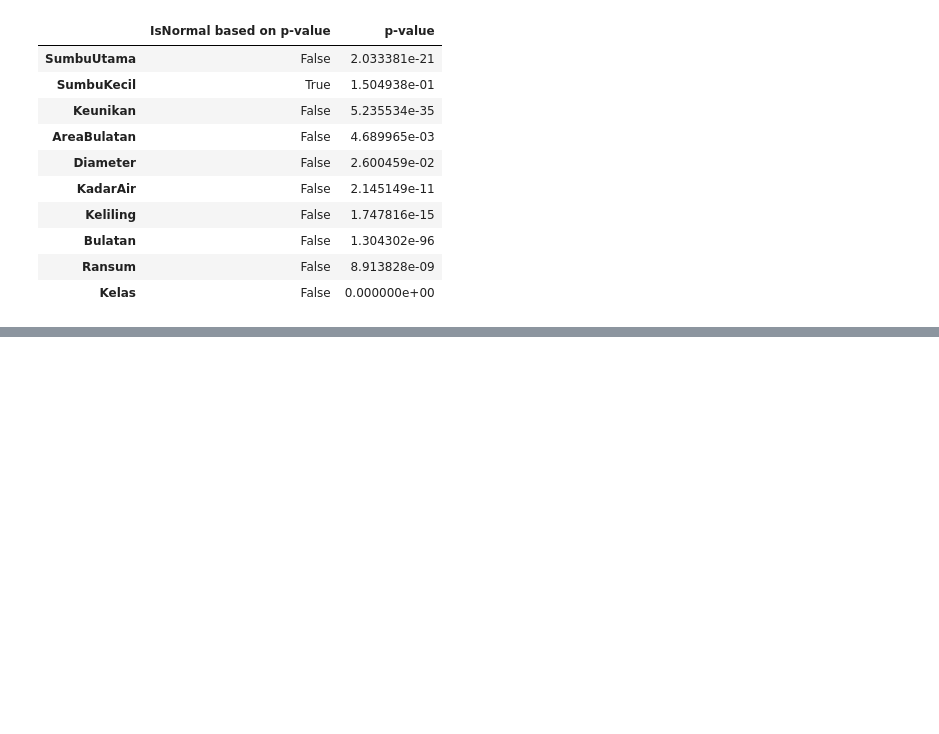
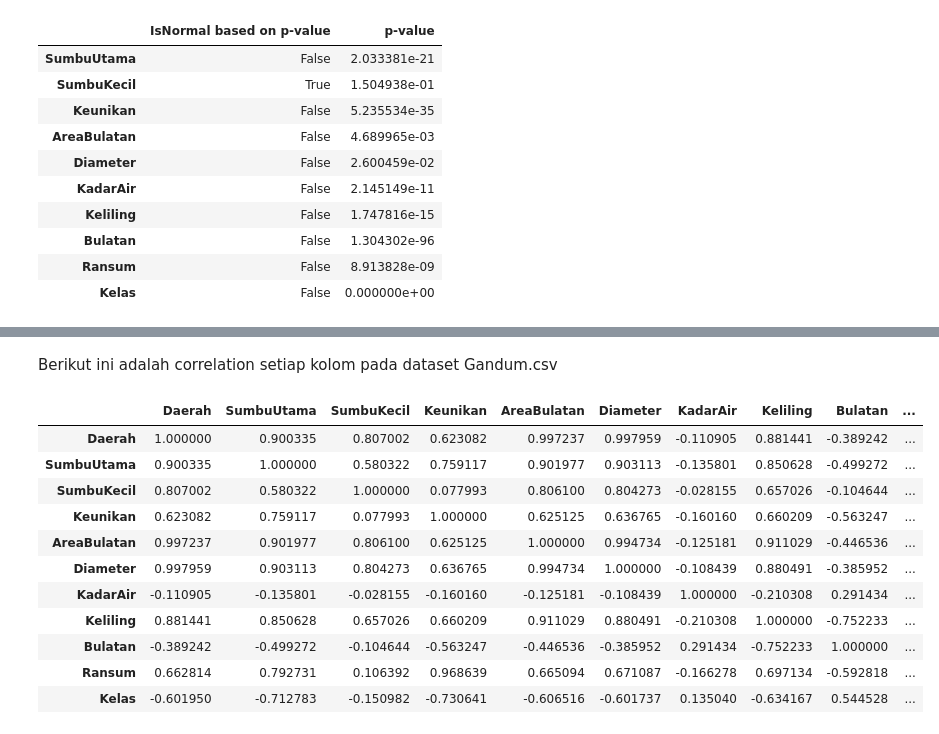
Before and after one commit to alifbhadrika/data-statistical-analysis, a Jupyter notebook: statistic.ipynb, the cells around one changed output, grey strips where cells are left out. Saved outputs shown, nothing was run; the diff lists cells and outputs as text; code cells hidden in the pictures; blank space fills up the shorter version.

Commit message:
correlation test

```diff
--- a/statistic.ipynb
+++ b/statistic.ipynb
@@ -130,0 +151,17 @@ Berdasarkan normality test, nilai p untuk kolom Keunikan adalah p = 0 < 0.05. Ji
+# %% [markdown]
+Berikut ini adalah correlation setiap kolom pada dataset Gandum.csv
+# %%
+data.loc[:, data.columns != 'id'].corr()
+# %% [output]
+|  | Daerah | SumbuUtama | SumbuKecil | Keunikan | AreaBulatan | Diameter | KadarAir | Keliling | Bulatan | ... |
+| Daerah | 1.000000 | 0.900335 | 0.807002 | 0.623082 | 0.997237 | 0.997959 | -0.110905 | 0.881441 | -0.389242 | ... |
+| SumbuUtama | 0.900335 | 1.000000 | 0.580322 | 0.759117 | 0.901977 | 0.903113 | -0.135801 | 0.850628 | -0.499272 | ... |
+| SumbuKecil | 0.807002 | 0.580322 | 1.000000 | 0.077993 | 0.806100 | 0.804273 | -0.028155 | 0.657026 | -0.104644 | ... |
+| Keunikan | 0.623082 | 0.759117 | 0.077993 | 1.000000 | 0.625125 | 0.636765 | -0.160160 | 0.660209 | -0.563247 | ... |
+| AreaBulatan | 0.997237 | 0.901977 | 0.806100 | 0.625125 | 1.000000 | 0.994734 | -0.125181 | 0.911029 | -0.446536 | ... |
+| Diameter | 0.997959 | 0.903113 | 0.804273 | 0.636765 | 0.994734 | 1.000000 | -0.108439 | 0.880491 | -0.385952 | ... |
+| KadarAir | -0.110905 | -0.135801 | -0.028155 | -0.160160 | -0.125181 | -0.108439 | 1.000000 | -0.210308 | 0.291434 | ... |
+| Keliling | 0.881441 | 0.850628 | 0.657026 | 0.660209 | 0.911029 | 0.880491 | -0.210308 | 1.000000 | -0.752233 | ... |
+| Bulatan | -0.389242 | -0.499272 | -0.104644 | -0.563247 | -0.446536 | -0.385952 | 0.291434 | -0.752233 | 1.000000 | ... |
+| Ransum | 0.662814 | 0.792731 | 0.106392 | 0.968639 | 0.665094 | 0.671087 | -0.166278 | 0.697134 | -0.592818 | ... |
+| Kelas | -0.601950 | -0.712783 | -0.150982 | -0.730641 | -0.606516 | -0.601737 | 0.135040 | -0.634167 | 0.544528 | ... |
```
Also changed, not shown: parts of 18 cells of this notebook.
